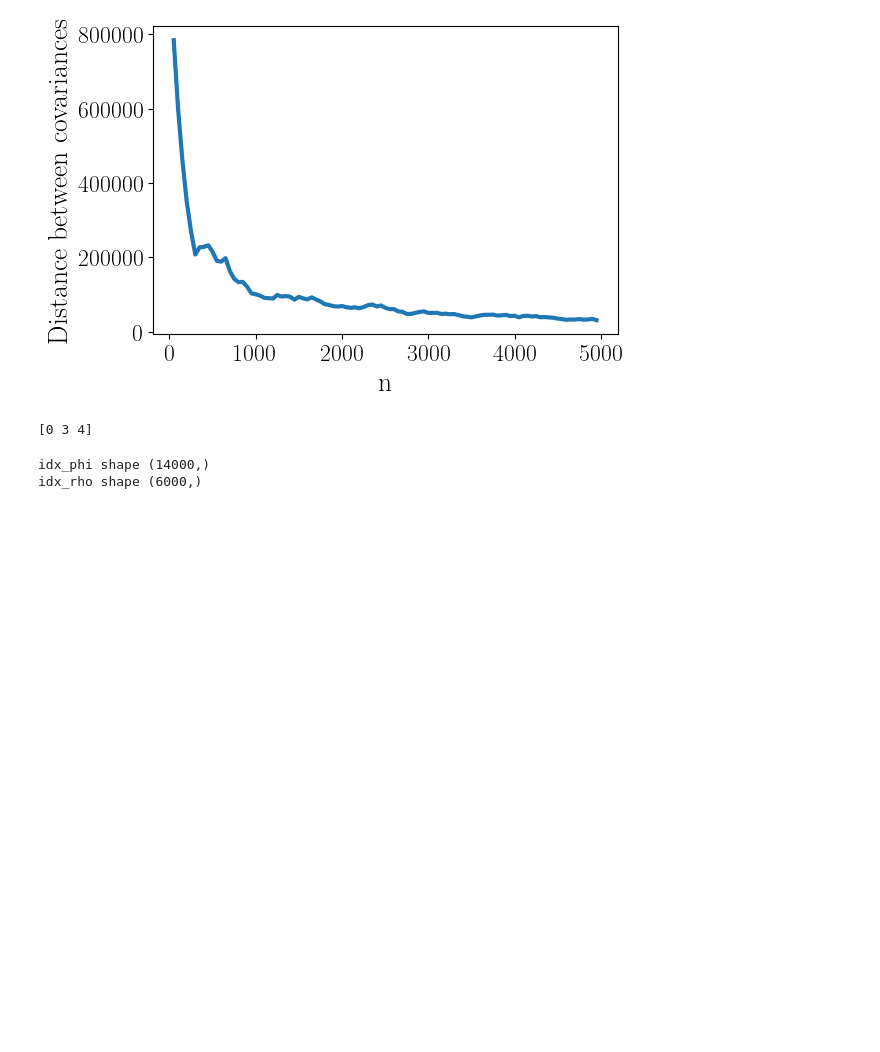
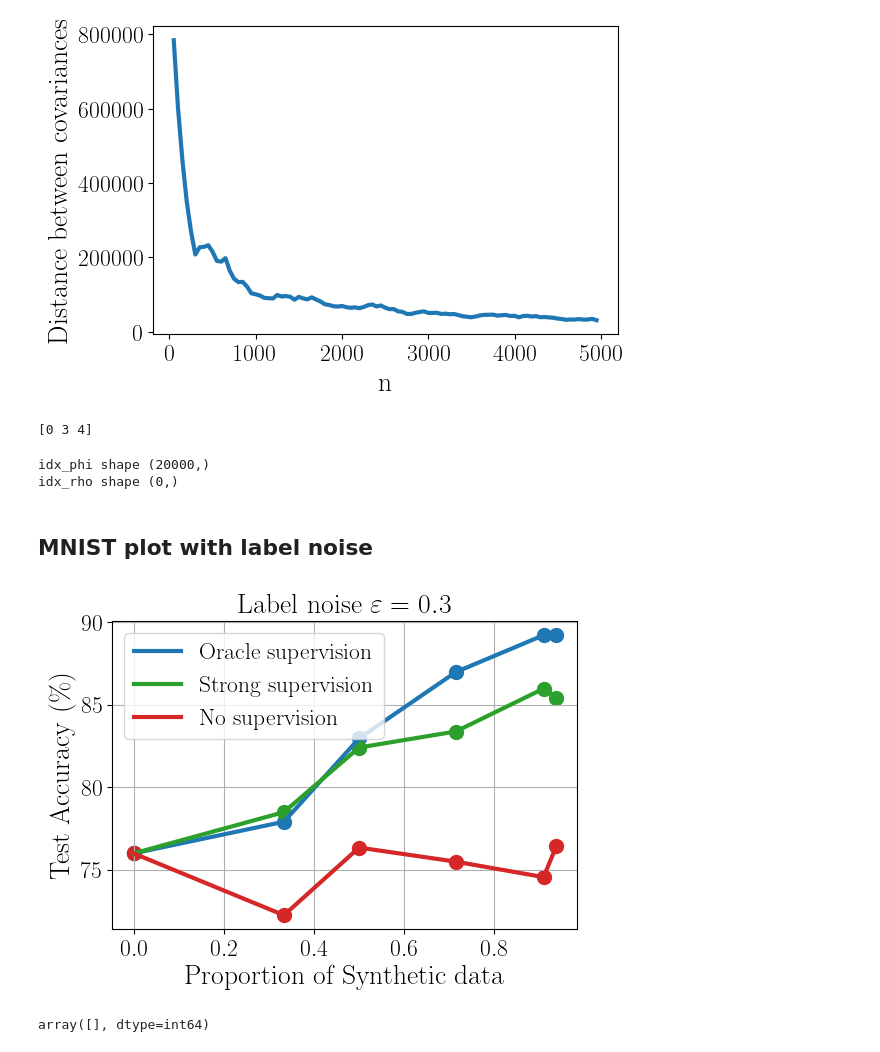
Before and after one commit to elfirdoussilab1/Synthetic-data, a Jupyter notebook: mnist.ipynb, the cells around one changed output. Cells and saved outputs as stored; diff of their text form; code cells hidden in the pictures; blank space fills up the shorter version.

Commit message:
new eperimets on the quality of data

```diff
--- a/mnist.ipynb
+++ b/mnist.ipynb
@@ -637,10 +652,67 @@ from dataset import *
 n = 5000
 m = 2000
 n_use = n
-epsilon = 0.3
-rho = 0.2
-phi = 0.9
+epsilon = 0
+rho = 0.
+phi = 1
 data = MNIST_generator(n, m, 'cpu', True, estimate_cov = True, m_estim = 0, epsilon = epsilon, rho = rho, phi = phi)
 # %% [output]
-idx_phi shape (14000,)
-idx_rho shape (6000,)
+idx_phi shape (20000,)
+idx_rho shape (0,)
+# %% [markdown]
+## MNIST plot with label noise
+# %%
+import matplotlib.pyplot as plt
+import pandas as pd
+plt.rcParams.update({"text.usetex": True,"font.family": "STIXGeneral"})#,"font.sans-serif": "Helvetica",})
+
+n = 50
+epsilon = 0.3
+df = pd.read_csv('results_mnist_n-50-gaussian-supervision-False-epsilon-0.3-rho-0-phi-1.csv')
+ms = df['m'].to_numpy()
+pis = ms / (n + ms)
+# Test accuracy evolution
+test_accs = df['Test Accuracy']
+
+fig, ax = plt.subplots(figsize = (6, 4))
+linewidth = 3
+fontsize = 20
+labelsize = 17
+s = 100
+
+# Oracle supervision
+ax.plot(pis, test_accs, color = 'tab:blue', linewidth = linewidth, label = 'Oracle supervision')
+ax.scatter(pis, test_accs, marker = 'o', color = 'tab:blue', s = s, alpha = 1)
+
+# Strong supervision
+df = pd.read_csv('results_mnist_n-50-gaussian-supervision-False-epsilon-0.3-rho-0.1-phi-0.9.csv')
+test_accs = df['Test Accuracy']
+
+# Test Accuracy
+ax.plot(pis, test_accs, color = 'tab:green', linewidth = linewidth, label = 'Strong supervision')
+ax.scatter(pis, test_accs, marker = 'o', color = 'tab:green', s = s, alpha = 1)
+
+
+# No supervision
+df = pd.read_csv('results_mnist_n-50-gaussian-supervision-False-epsilon-0.3-rho-1-phi-1.csv')
+test_accs = df['Test Accuracy']
+
+ax.plot(pis, test_accs, color = 'tab:red', linewidth = linewidth, label = 'No supervision' )
+ax.scatter(pis, test_accs, marker = 'o', color = 'tab:red', s = s, alpha = 1)
+ax.tick_params(axis = 'x', which = 'both', labelsize = labelsize)
+ax.tick_params(axis = 'y', which = 'both', labelsize = labelsize)
+ax.set_ylabel('Test Accuracy (\%)', fontsize = fontsize)
+ax.set_xlabel('Proportion of Synthetic data', fontsize = fontsize)
+ax.grid()
+ax.legend(fontsize = labelsize)
+ax.set_title(f'Label noise $\\varepsilon = {epsilon}$', fontsize = fontsize)
+#plt.title('MNIST Training with Mixture of Real + Synthetic data', loc = 'center')
+path = './study-plot' + f'/MNIST-Gaussian-NN-ReLU-n-{n}-epsilon-{0.3}.pdf'
+fig.savefig(path, bbox_inches='tight')
+# %% [output]
+[figure, added]
+# %%
+m = np.array([0, 1])
+m[:0]
+# %% [output]
+array([], dtype=int64)
```
Also changed, not shown: parts of 7 cells of this notebook, 15 other files.
